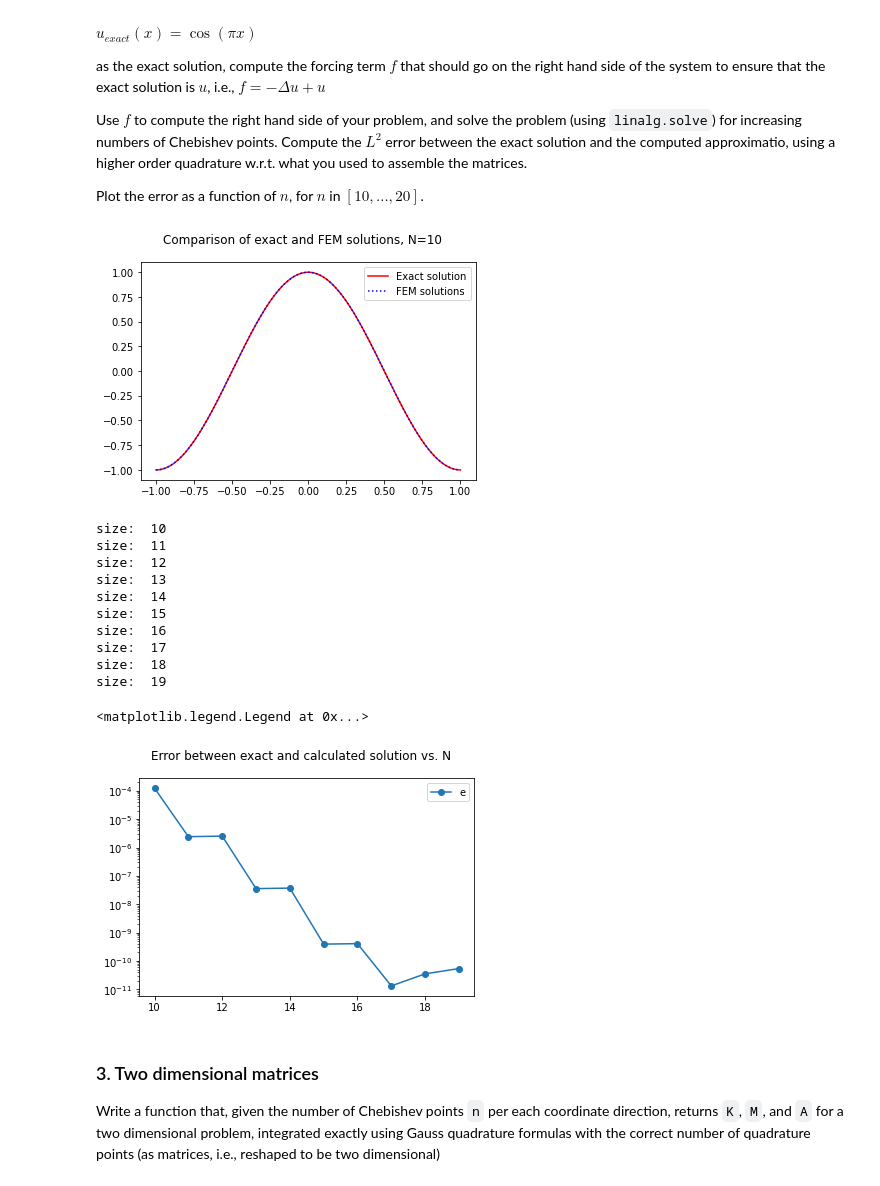
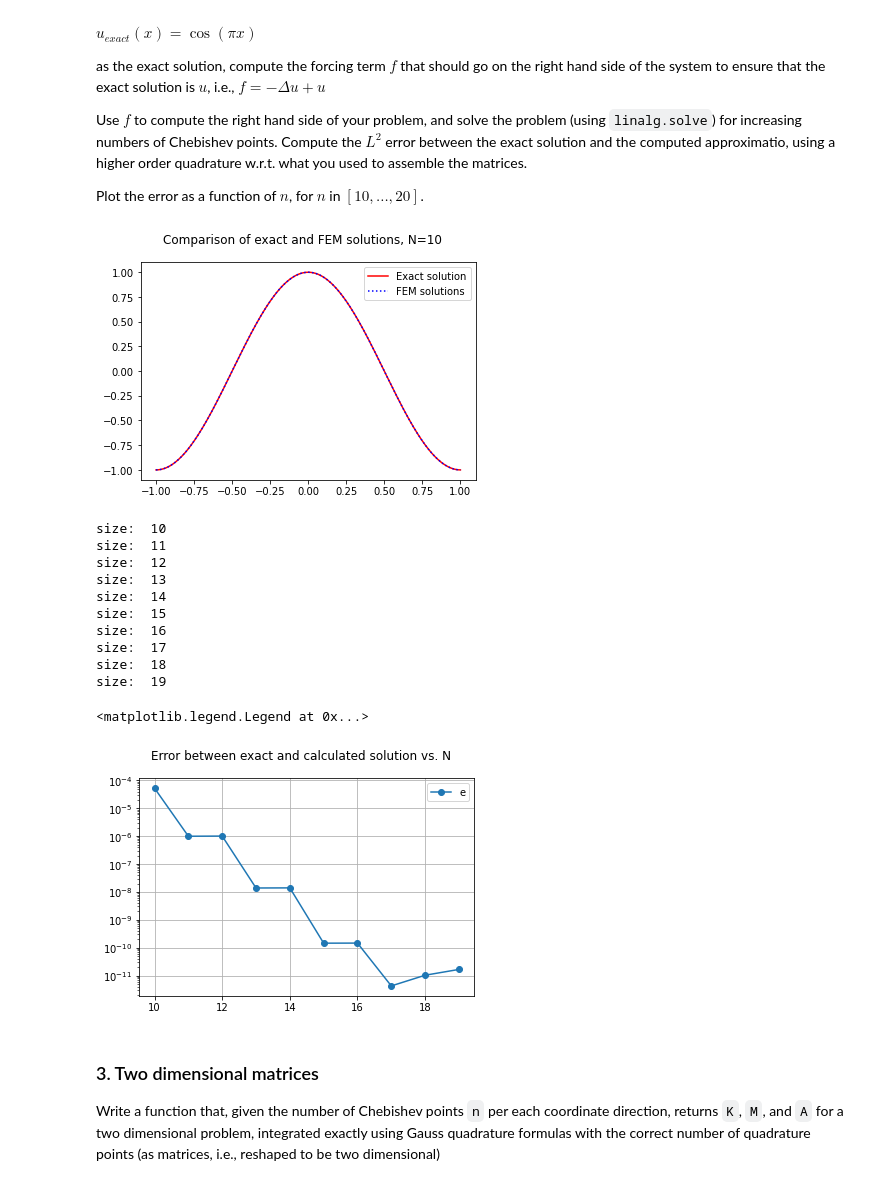
Before and after one commit to giuliodondi/numerical-analysis-2020-2021, a Jupyter notebook: notebooks/myproject_new.ipynb, the cells around one changed output. Drawn from its saved outputs; the diff is of its cells as text; code cells hidden in the pictures.

```diff
--- a/notebooks/myproject_new.ipynb
+++ b/notebooks/myproject_new.ipynb
@@ -359,13 +362,13 @@ def compute_error_one_d(n, exact, rhs):
     nodes = np.polynomial.chebyshev.chebpts2(n)
     l2_quad_p, l2_quad_w = leggauss(n_l2_quad_pts)
 
-    return np.linalg.norm(exact(l2_quad_p) - oned_eval_solution(l2_quad_p, coef_sol), ord=2)
+    #return np.linalg.norm(exact(l2_quad_p) - oned_eval_solution(l2_quad_p, coef_sol), ord=2)
 
     #error_func = lambda x: ( exact(x) - oned_eval_solution(x, coef_sol) )**2
 
     #l2_sq_err = integrate.quad(error_func, -1, 1, 1.0e-5)
 
-    '''
+
     quad_eval_ex = exact(l2_quad_p)
     quad_eval_calc = oned_eval_solution(l2_quad_p, coef_sol)
 
@@ -377,9 +380,9 @@ def compute_error_one_d(n, exact, rhs):
 
 
     l2_error = np.linalg.norm( quad_eval_ex - quad_eval_calc, ord=2 )
-    '''
 
-    #return sqrt( l2_sq_err)
+
+    return sqrt( l2_sq_err)
 
 
 
@@ -390,40 +393,40 @@ xvec = linspace(-1,1,501, dtype=float64 )
 exact_sol_eval = exact_one_d(xvec)
 
 calc_sol_eval = oned_eval_solution(xvec, oned_compute_solution(10, forcing_one_d))
-
 
 
 plt.figure()
 ex_sol_h, = plot(xvec,exact_sol_eval,'r')
 calc_sol_h, = plot(xvec,calc_sol_eval,'b:')
 plt.suptitle('Comparison of exact and FEM solutions, N=10')
 plt.legend((ex_sol_h,calc_sol_h),('Exact solution','FEM solutions'))
 plt.show()
 
 
 
 error = []
 all_n = range(10,20)
 for n in all_n:
     error.append(compute_error_one_d(n, exact_one_d, forcing_one_d))
 
+plt.grid()
 plt.suptitle('Error between exact and calculated solution vs. N')
 error_h = semilogy(all_n, error, 'o-')
 plt.legend((error_h),('error'))
 # %% [output]
 [figure]
 size:  10
 size:  11
 size:  12
 size:  13
 size:  14
 size:  15
 size:  16
 size:  17
 size:  18
 size:  19
 <matplotlib.legend.Legend at 0x...>
-[figure, old version]
+[figure, new version]
 # %% [markdown]
 ### 3. Two dimensional matrices
 
```
Also changed, not shown: parts of 7 cells of this notebook.
